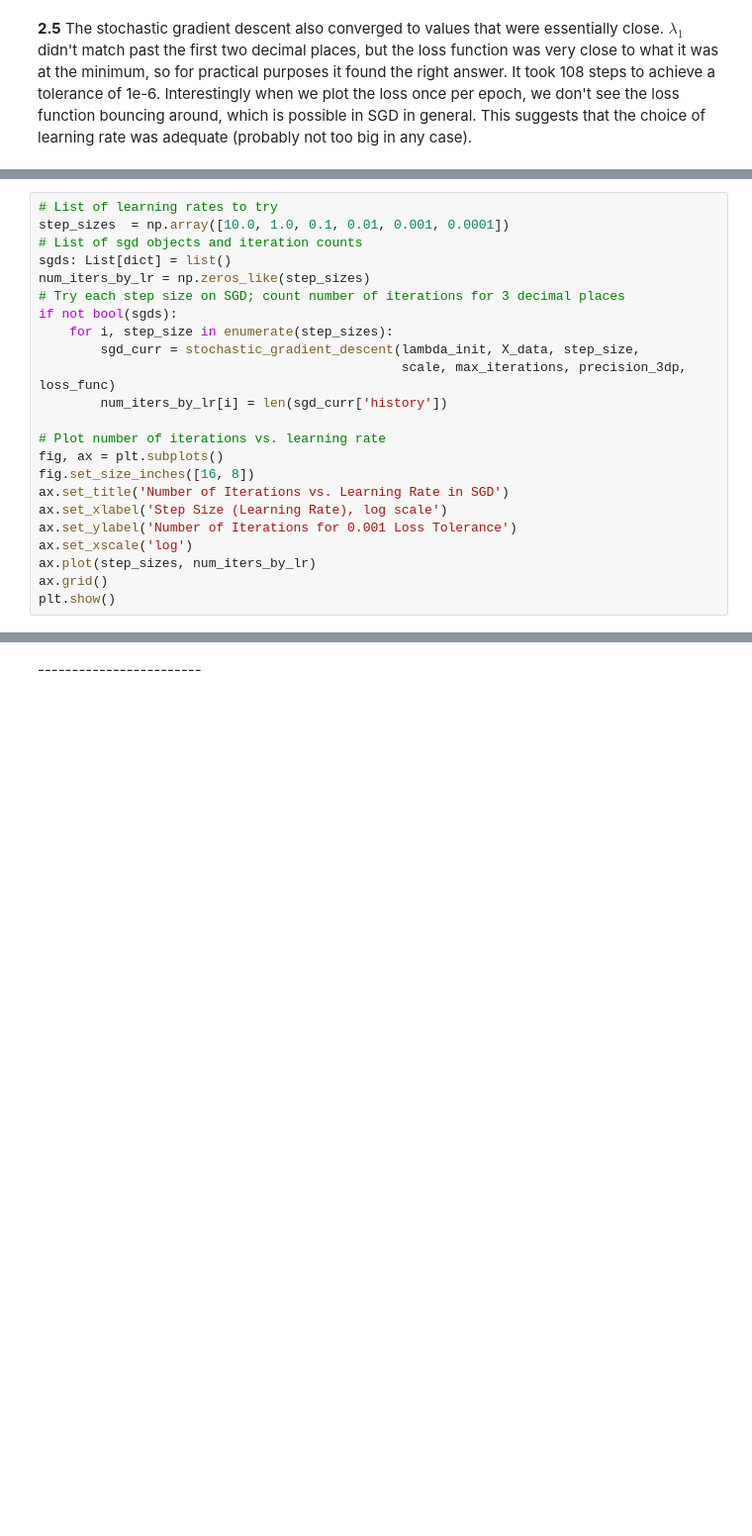
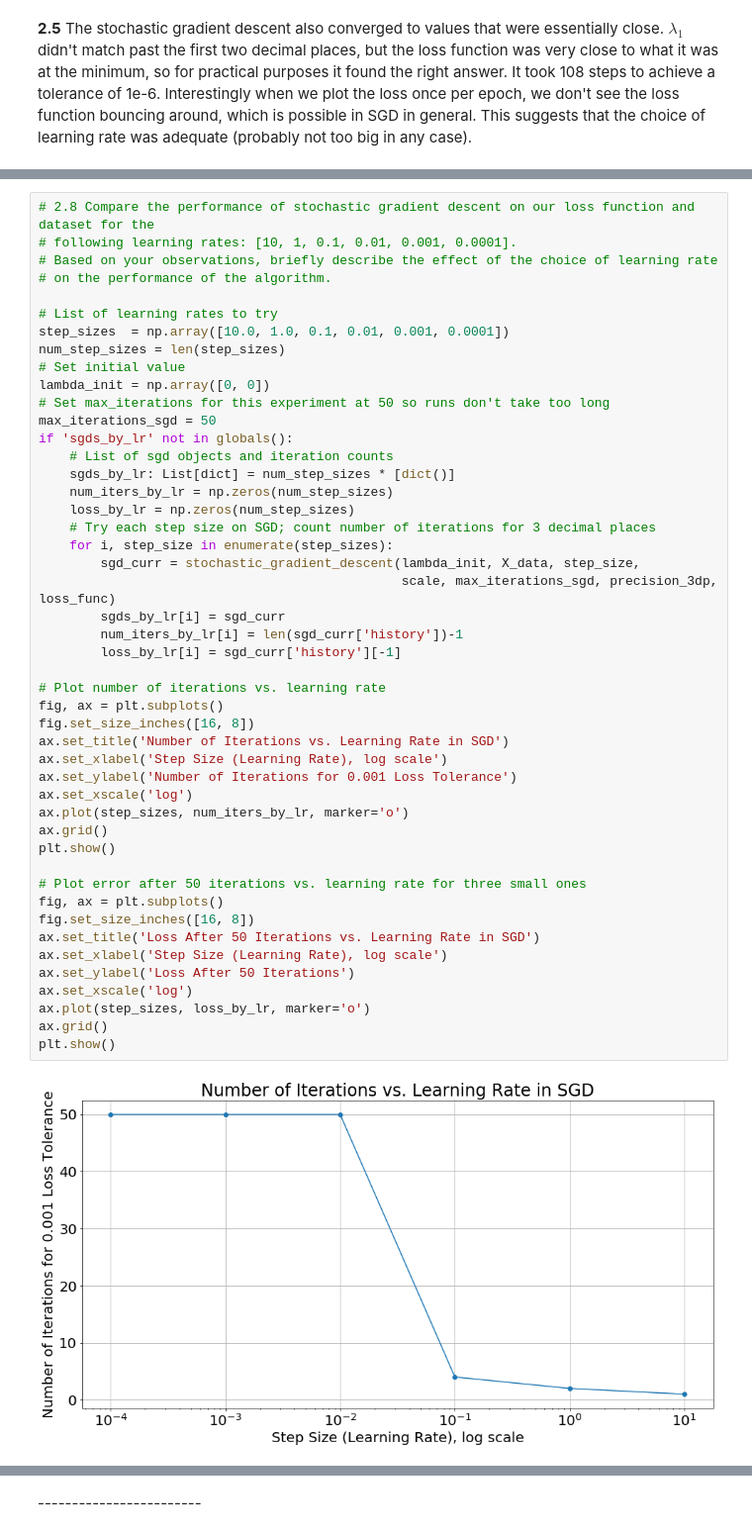
Before and after one commit to IACS-AM-207-Braavos/AM-207, a Jupyter notebook: hw6/AM207_HW6_MSE.ipynb, the cells around one changed output, grey strips where cells are left out. Shown at 99% size. Cells and saved outputs as stored; diff of their text form; blank space fills up the shorter version.

```diff
--- a/hw6/AM207_HW6_MSE.ipynb
+++ b/hw6/AM207_HW6_MSE.ipynb
@@ -888,23 +903,49 @@ print(f'Stochastic Gradient Descent: {num_iters_sgd_3dp} iterations')
 # %%
+# 2.8 Compare the performance of stochastic gradient descent on our loss function and dataset for the
+# following learning rates: [10, 1, 0.1, 0.01, 0.001, 0.0001].
+# Based on your observations, briefly describe the effect of the choice of learning rate
+# on the performance of the algorithm.
+
 # List of learning rates to try
 step_sizes  = np.array([10.0, 1.0, 0.1, 0.01, 0.001, 0.0001])
-# List of sgd objects and iteration counts
-sgds: List[dict] = list()
-num_iters_by_lr = np.zeros_like(step_sizes)
-# Try each step size on SGD; count number of iterations for 3 decimal places
-if not bool(sgds):
+num_step_sizes = len(step_sizes)
+# Set initial value
+lambda_init = np.array([0, 0])
+# Set max_iterations for this experiment at 50 so runs don't take too long
+max_iterations_sgd = 50
+if 'sgds_by_lr' not in globals():
+    # List of sgd objects and iteration counts
+    sgds_by_lr: List[dict] = num_step_sizes * [dict()]
+    num_iters_by_lr = np.zeros(num_step_sizes)
+    loss_by_lr = np.zeros(num_step_sizes)
+    # Try each step size on SGD; count number of iterations for 3 decimal places
     for i, step_size in enumerate(step_sizes):
         sgd_curr = stochastic_gradient_descent(lambda_init, X_data, step_size,
-                                               scale, max_iterations, precision_3dp, loss_func)
-        num_iters_by_lr[i] = len(sgd_curr['history'])
+                                               scale, max_iterations_sgd, precision_3dp, loss_func)
+        sgds_by_lr[i] = sgd_curr
+        num_iters_by_lr[i] = len(sgd_curr['history'])-1
+        loss_by_lr[i] = sgd_curr['history'][-1]
 
 # Plot number of iterations vs. learning rate
 fig, ax = plt.subplots()
 fig.set_size_inches([16, 8])
 ax.set_title('Number of Iterations vs. Learning Rate in SGD')
 ax.set_xlabel('Step Size (Learning Rate), log scale')
 ax.set_ylabel('Number of Iterations for 0.001 Loss Tolerance')
 ax.set_xscale('log')
-ax.plot(step_sizes, num_iters_by_lr)
+ax.plot(step_sizes, num_iters_by_lr, marker='o')
 ax.grid()
 plt.show()
+
+# Plot error after 50 iterations vs. learning rate for three small ones
+fig, ax = plt.subplots()
+fig.set_size_inches([16, 8])
+ax.set_title('Loss After 50 Iterations vs. Learning Rate in SGD')
+ax.set_xlabel('Step Size (Learning Rate), log scale')
+ax.set_ylabel('Loss After 50 Iterations')
+ax.set_xscale('log')
+ax.plot(step_sizes, loss_by_lr, marker='o')
+ax.grid()
+plt.show()
+# %% [output]
+[figure, added]
```
Also changed, not shown: parts of 15 cells of this notebook, 1 other file.
